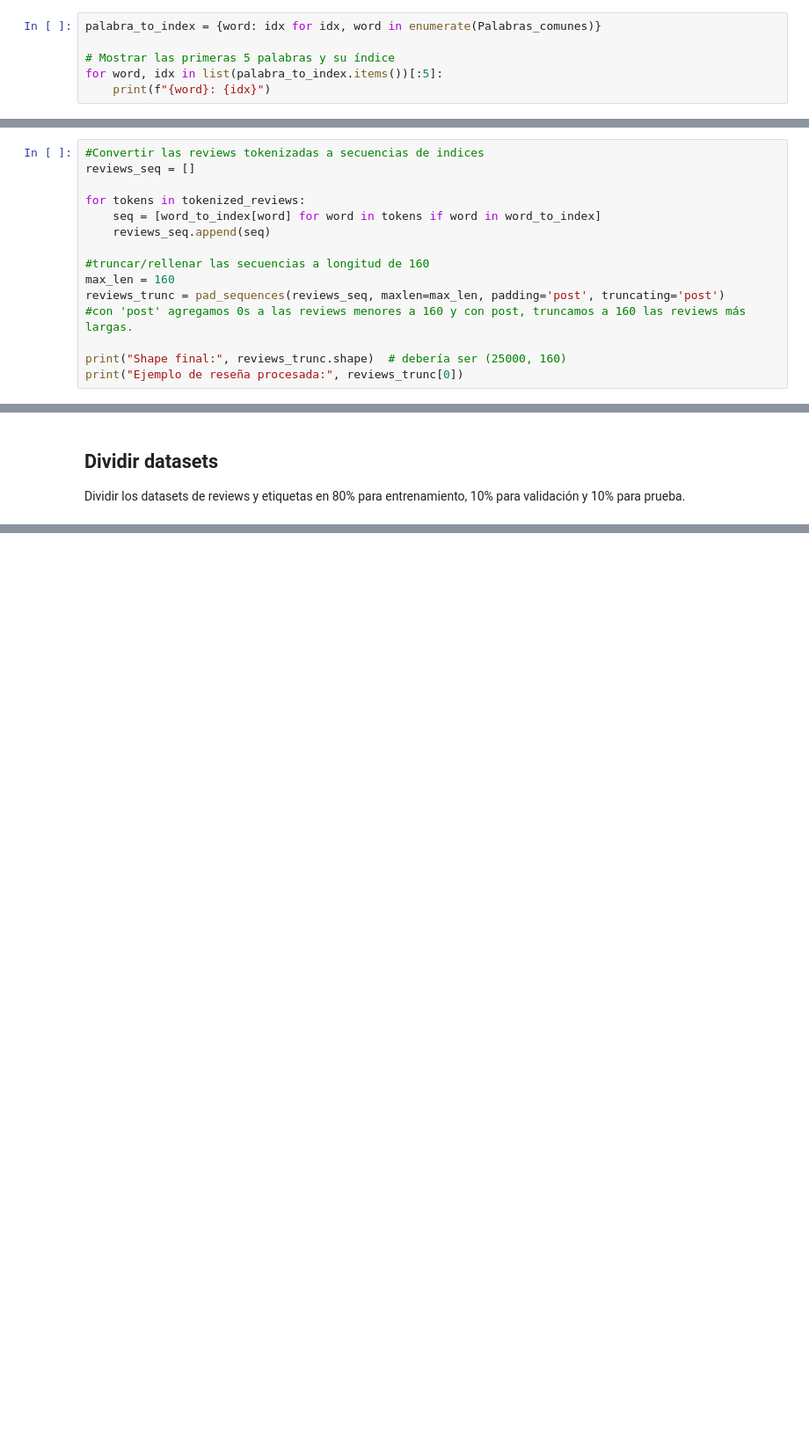
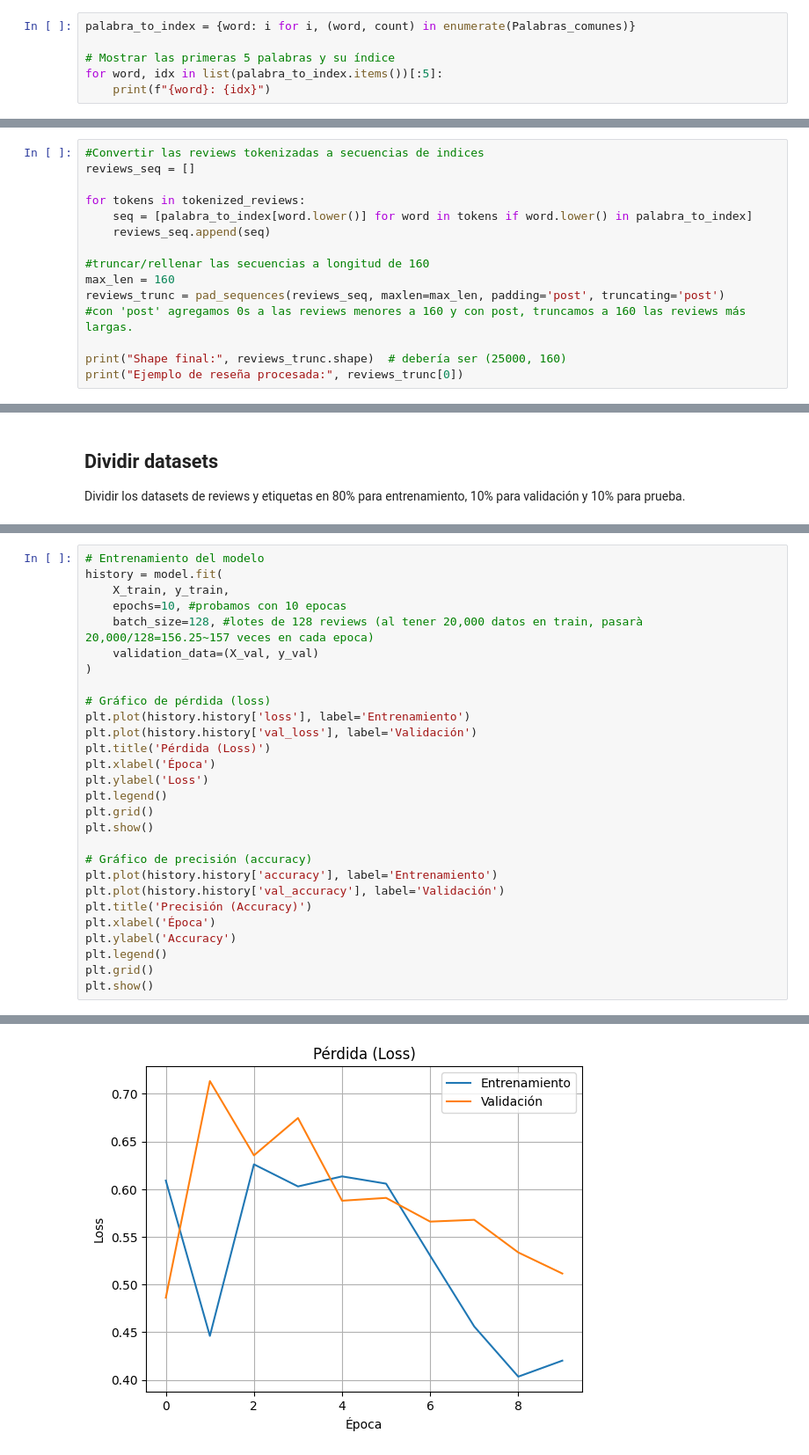
Before and after one commit to gustavox0/Tecnicas-Avanzdas-ML, a Jupyter notebook: M7_AG1_Grupo17.ipynb, the cells around one changed output, grey strips where cells are left out. Shown at 88% size. Drawn from its saved outputs; the diff is of its cells as text; blank space fills up the shorter version.

```diff
--- a/M7_AG1_Grupo17.ipynb
+++ b/M7_AG1_Grupo17.ipynb
@@ -156,7 +166,7 @@ i: 87623
 
 Asociar cada palabra de la lista con un número identificador
 # %%
-palabra_to_index = {word: idx for idx, word in enumerate(Palabras_comunes)}
+palabra_to_index = {word: i for i, (word, count) in enumerate(Palabras_comunes)}
 
 # Mostrar las primeras 5 palabras y su índice
 for word, idx in list(palabra_to_index.items())[:5]:
@@ -170,7 +186,7 @@ Truncar las reviews a 160 palabras y rellener con "0" las reviews que tengas men
 reviews_seq = []
 
 for tokens in tokenized_reviews:
-    seq = [word_to_index[word] for word in tokens if word in word_to_index]
+    seq = [palabra_to_index[word.lower()] for word in tokens if word.lower() in palabra_to_index]
     reviews_seq.append(seq)
 
 #truncar/rellenar las secuencias a longitud de 160
@@ -229,2 +364,31 @@ Definición de una Red Neuronal Recurrente para analizar el sentimiento de las r
 
 Entrenamiento del modelo 1 y ver el impacto en *loss* y *accuracy*
+# %%
+# Entrenamiento del modelo
+history = model.fit(
+    X_train, y_train,
+    epochs=10, #probamos con 10 epocas
+    batch_size=128, #lotes de 128 reviews (al tener 20,000 datos en train, pasarà 20,000/128=156.25~157 veces en cada epoca)
+    validation_data=(X_val, y_val)
+)
+
+# Gráfico de pérdida (loss)
+plt.plot(history.history['loss'], label='Entrenamiento')
+plt.plot(history.history['val_loss'], label='Validación')
+plt.title('Pérdida (Loss)')
+plt.xlabel('Época')
+plt.ylabel('Loss')
+plt.legend()
+plt.grid()
+plt.show()
+
+# Gráfico de precisión (accuracy)
+plt.plot(history.history['accuracy'], label='Entrenamiento')
+plt.plot(history.history['val_accuracy'], label='Validación')
+plt.title('Precisión (Accuracy)')
+plt.xlabel('Época')
+plt.ylabel('Accuracy')
+plt.legend()
+plt.grid()
+plt.show()
+# %% [output]
@@ -230,0 +415 @@ Entrenamiento del modelo 1 y ver el impacto en *loss* y *accuracy*
+[figure, added]
```
Also changed, not shown: parts of 30 cells of this notebook.
